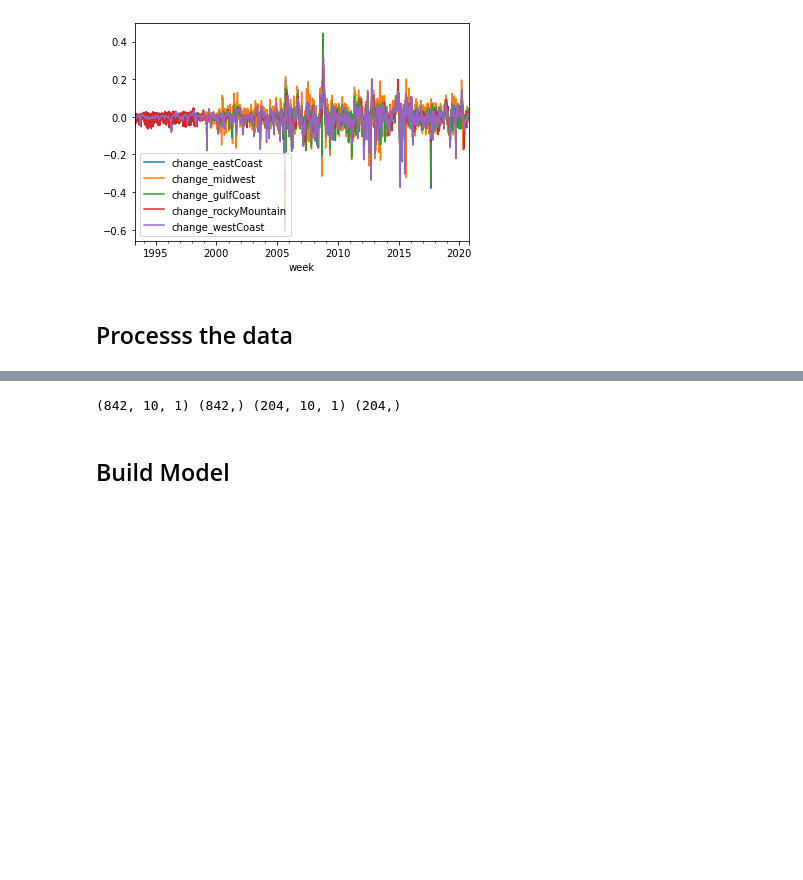
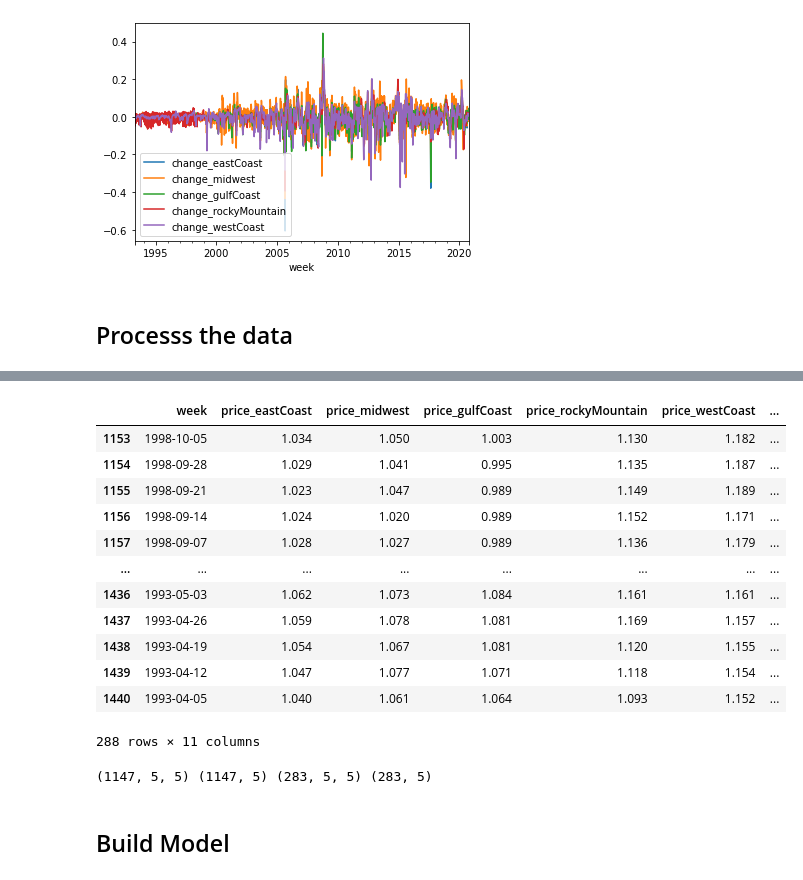
Before and after one commit to ioanacasandra7/Gas-price-prediction, a Jupyter notebook: models/model_gasPrice_only.ipynb, the cells around one changed output, grey strips where cells are left out. Saved outputs shown, nothing was run; the diff lists cells and outputs as text; code cells hidden in the pictures; blank space fills up the shorter version.

```diff
--- a/models/model_gasPrice_only.ipynb
+++ b/models/model_gasPrice_only.ipynb
@@ -91,3 +87,19 @@ df_test
+# %%
+prices_df_test
+# %% [output]
+|  | week | price_eastCoast | price_midwest | price_gulfCoast | price_rockyMountain | price_westCoast | ... |
+| 1153 | 1998-10-05 | 1.034 | 1.050 | 1.003 | 1.130 | 1.182 | ... |
+| 1154 | 1998-09-28 | 1.029 | 1.041 | 0.995 | 1.135 | 1.187 | ... |
+| 1155 | 1998-09-21 | 1.023 | 1.047 | 0.989 | 1.149 | 1.189 | ... |
+| 1156 | 1998-09-14 | 1.024 | 1.020 | 0.989 | 1.152 | 1.171 | ... |
+| 1157 | 1998-09-07 | 1.028 | 1.027 | 0.989 | 1.136 | 1.179 | ... |
+| ... | ... | ... | ... | ... | ... | ... | ... |
+| 1436 | 1993-05-03 | 1.062 | 1.073 | 1.084 | 1.161 | 1.161 | ... |
+| 1437 | 1993-04-26 | 1.059 | 1.078 | 1.081 | 1.169 | 1.157 | ... |
+| 1438 | 1993-04-19 | 1.054 | 1.067 | 1.081 | 1.120 | 1.155 | ... |
+| 1439 | 1993-04-12 | 1.047 | 1.077 | 1.071 | 1.118 | 1.154 | ... |
+| 1440 | 1993-04-05 | 1.040 | 1.061 | 1.064 | 1.093 | 1.152 | ... |
+288 rows × 11 columns
 # %%
 #function for making windows
 def make_windows(X, y, time_steps=1):
@@ -98,12 +110,12 @@ def make_windows(X, y, time_steps=1):
         ys.append(y.iloc[i + time_steps])
     return np.array(Xs), np.array(ys)
 # %%
-time_steps = 10
-X_train, y_train = make_windows(df_train[['change']], df_train['change'], time_steps)
-X_test, y_test = make_windows(df_test[['change']], df_test['change'], time_steps)
+time_steps = 5
+X_train, y_train = make_windows(prices_df_train[["price_eastCoast", "price_midwest", "price_gulfCoast", "price_rockyMountain", "price_westCoast"]], prices_df_train[["price_eastCoast", "price_midwest", "price_gulfCoast", "price_rockyMountain", "price_westCoast"]], time_steps)
+X_test, y_test = make_windows(prices_df_test[["price_eastCoast", "price_midwest", "price_gulfCoast", "price_rockyMountain", "price_westCoast"]], prices_df_test[["price_eastCoast", "price_midwest", "price_gulfCoast", "price_rockyMountain", "price_westCoast"]], time_steps)
 print(X_train.shape, y_train.shape, X_test.shape, y_test.shape)
 # %% [output]
-(842, 10, 1) (842,) (204, 10, 1) (204,)
+(1147, 5, 5) (1147, 5) (283, 5, 5) (283, 5)
 # %% [markdown]
 ## Build Model
 # %%
```
Also changed, not shown: parts of 28 cells of this notebook, 2 other files.
